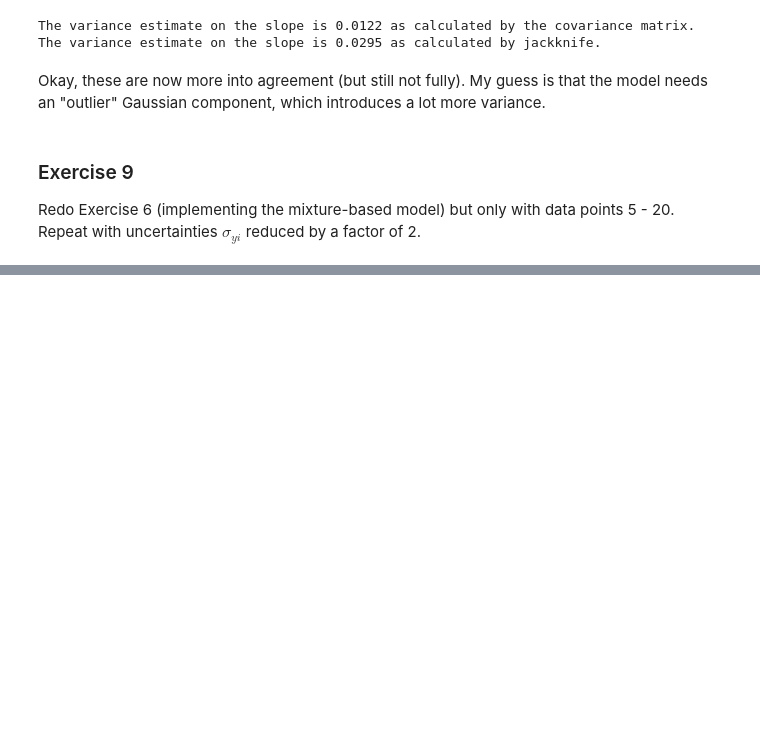
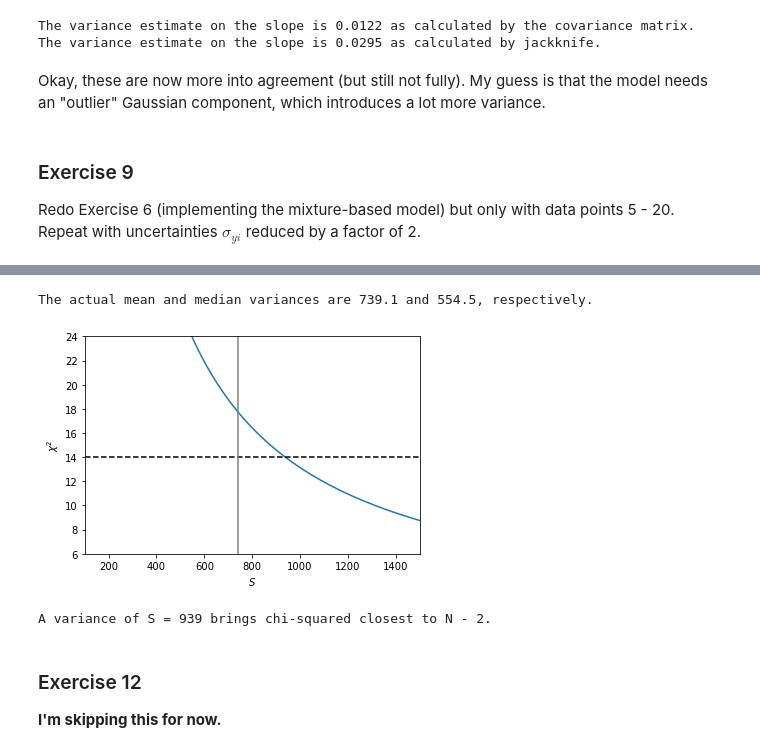
Before and after one commit to jwuphysics/fitting-a-model-to-data, a Jupyter notebook: notebook/Fitting a model to data.ipynb, the cells around one changed output, grey strips where cells are left out. Saved outputs shown, nothing was run; the diff lists cells and outputs as text; code cells hidden in the pictures; blank space fills up the shorter version.

Commit message:
complete exercises up to 11

```diff
--- a/notebook/Fitting a model to data.ipynb
+++ b/notebook/Fitting a model to data.ipynb
@@ -604,0 +678,44 @@ ax2.contour(counts.T, 5, extent=[-50, 125, 1.6, 3.0], colors='white', norm=color
+# %%
+data = np.genfromtxt(os.path.join(os.getcwd(), '..', 'data', 'table1.cat'), names=True)
+x = data['x'][4:]
+y = data['y'][4:]
+sig_y = data['sigma_y'][4:]
+
+print('The actual mean and median variances are {:.1f} and {:.1f}, respectively.'.format(np.mean(sig_y**2),
+                                                                                         np.median(sig_y**2)))
+A = np.column_stack((np.ones_like(x), x))
+
+chi2 = np.empty(500,)
+S_list = np.linspace(10., 2000., len(chi2))
+for n, S in enumerate(S_list):
+    C = np.diag(S * np.ones_like(y))
+    AtCinv = np.matmul(A.T, np.linalg.pinv(C))
+    cov_X = np.linalg.pinv(np.matmul(AtCinv, A))
+    X = np.matmul(cov_X, np.matmul(AtCinv, y))
+
+    L = (y - np.matmul(A, X))
+
+    chi2[n] = np.matmul(np.matmul(L.T, np.linalg.pinv(C)), L)
+
+plt.plot(S_list, chi2)
+plt.axhline(len(x) - 2, color='black', ls='--')
+plt.axvline(np.mean(sig_y**2), color='grey')
+
+plt.xlim(100, 1500)
+plt.xlabel('$S$')
+plt.ylim(6, 24)
+plt.ylabel(r'$\chi^2$');
+# %% [output]
+The actual mean and median variances are 739.1 and 554.5, respectively.
+[figure, added]
+# %%
+dist = lambda x, x0: np.abs(x - x0)
+S_closest = S_list[np.argmin(dist(chi2, len(x) - 2))]
+
+print('A variance of S = {:.0f} brings chi-squared closest to N - 2.'.format(S_closest))
+# %% [output]
+A variance of S = 939 brings chi-squared closest to N - 2.
+# %% [markdown]
+### Exercise 12
+
+**I'm skipping this for now.**
```
Also changed, not shown: parts of 13 cells of this notebook.
